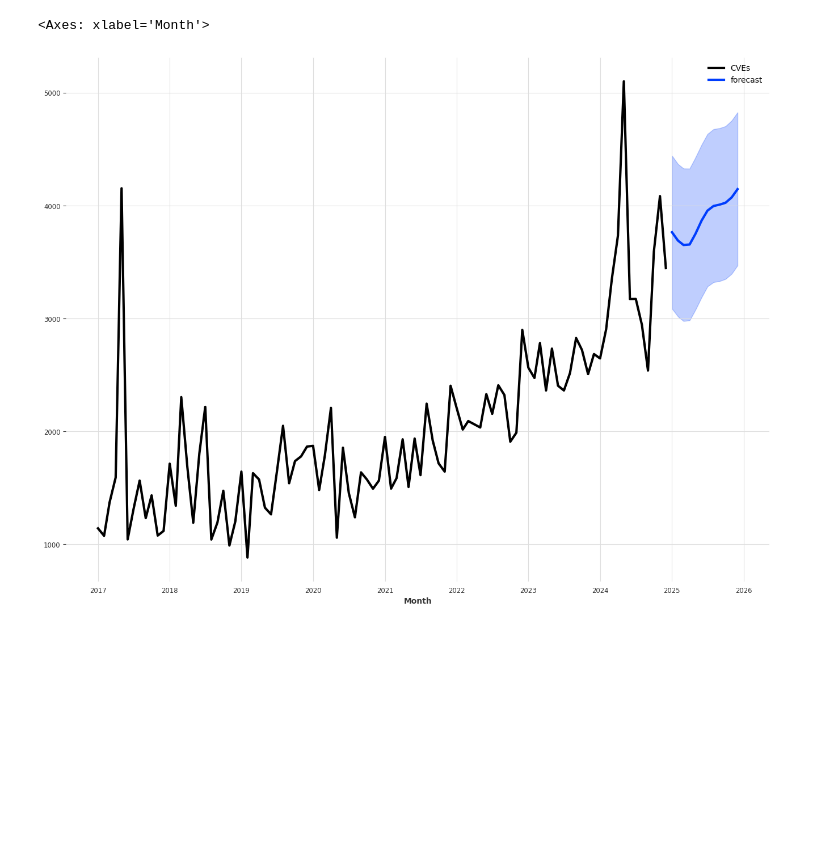
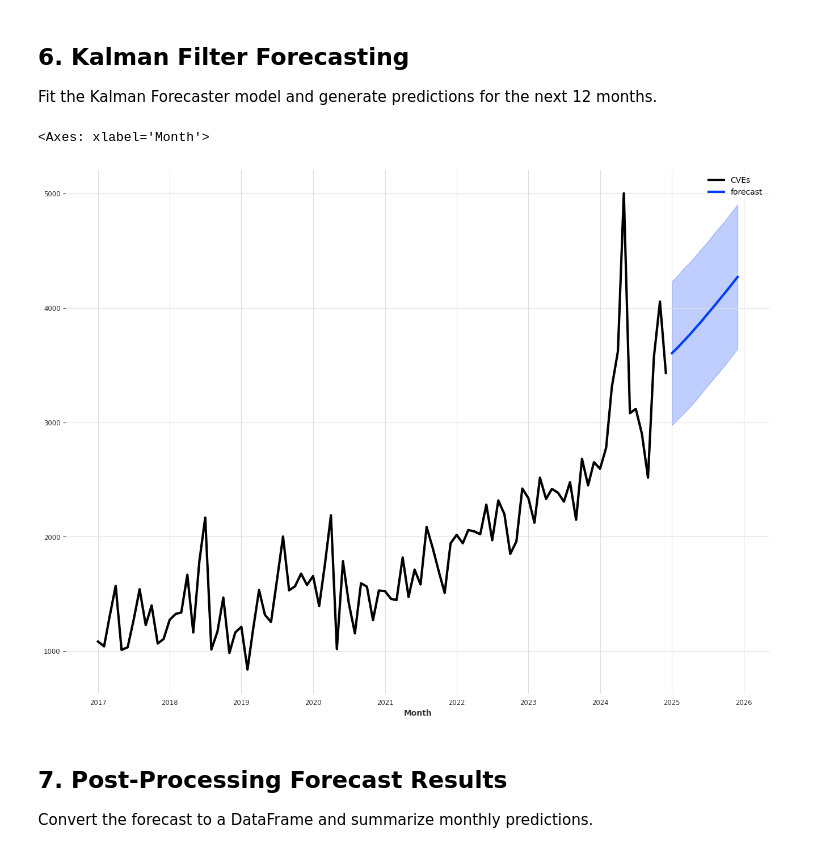
Before and after one commit to jgamblin/KalmanCVE, a Jupyter notebook: Kalman_2025.ipynb, the cells around one changed output. Saved outputs shown, nothing was run; the diff lists cells and outputs as text; code cells hidden in the pictures; blank space fills up the shorter version.

```diff
--- a/Kalman_2025.ipynb
+++ b/Kalman_2025.ipynb
@@ -21,6 +66,18 @@ The StatsForecast module could not be imported. To enable support for the AutoAR
+# %%
+import os
+
+if not os.path.exists(DATA_FILE):
+    raise FileNotFoundError(f"Data file '{DATA_FILE}' not found. Please ensure the file is present in the workspace.")
+
+# Additional data validation
+try:
+    with open(DATA_FILE, 'r', encoding='utf-8') as f:
+        nvd_data = json.load(f)
+    if not isinstance(nvd_data, list) or len(nvd_data) == 0:
+        raise ValueError("Loaded data is empty or not a list. Please check the data file format.")
+except Exception as e:
+    raise RuntimeError(f"Error loading or validating data: {e}")
 # %%
-
-
 def get_nested_value(entry, keys, default='Missing_Data'):
     try:
         for key in keys:
@@ -30,7 +87,7 @@ def get_nested_value(entry, keys, default='Missing_Data'):
         return default
 
 row_accumulator = []
-for filename in glob.glob('nvd.jsonl'):
+for filename in glob.glob(DATA_FILE):
     with open(filename, 'r', encoding='utf-8') as f:
         nvd_data = json.load(f)
         for entry in nvd_data:
@@ -58,19 +115,19 @@ for filename in glob.glob('nvd.jsonl'):
             row_accumulator.append(new_row)
 
 nvd = pd.DataFrame(row_accumulator)
+nvd = nvd[~nvd.Status.str.contains('Rejected')]
 nvd['Published'] = pd.to_datetime(nvd['Published'])
 nvd = nvd.sort_values(by=['Published'])
 nvd = nvd.reset_index(drop=True)
-nvd['BaseScore'] = pd.to_numeric(nvd['BaseScore']);
-nvd['BaseScore'] = pd.to_numeric(nvd['BaseScore']);
-nvd['BaseScore'] = nvd['BaseScore'].replace(0, np.nan);
+nvd['BaseScore'] = pd.to_numeric(nvd['BaseScore'])
+nvd['BaseScore'] = nvd['BaseScore'].replace(0, np.nan)
 nvdcount = nvd['Published'].count()
 nvdunique = nvd['Published'].nunique()
-pastdata = ((nvd['Published'] > '2017-01-01') & (nvd['Published']  < '2025-01-01'))
-thisyear = ((nvd['Published'] > '2025-01-01') & (nvd['Published']  < '2026-01-01'))
+pastdata = ((nvd['Published'] > START_DATE) & (nvd['Published']  < str(FORECAST_YEAR)+'-01-01'))
+thisyear = ((nvd['Published'] > str(FORECAST_YEAR)+'-01-01') & (nvd['Published']  < NEXT_YEAR))
 nvd_2024 = nvd.loc[thisyear]
 nvd = nvd.loc[pastdata]
-startdate = date(2017, 1, 1)
+startdate = date.fromisoformat(START_DATE)
 enddate  = date.today()
 numberofdays = enddate - startdate
 per_day = nvdcount/numberofdays.days
@@ -88,3 +171,13 @@ monthly_cves = monthly_cves .reset_index()
 monthly_cves = monthly_cves.rename(columns={"Published" : "Month" ,"Count": "CVEs"})
 monthly_cves['Month'] = monthly_cves['Month'].astype(str)
 monthly_cves['Month'] = pd.to_datetime(monthly_cves['Month'])
+# %%
+# Clean and validate the monthly_cves data to avoid numerical issues
+monthly_cves = monthly_cves.replace([np.inf, -np.inf], np.nan)
+monthly_cves = monthly_cves.dropna(subset=["CVEs"])  # Drop rows where CVEs is NaN
+monthly_cves = monthly_cves[monthly_cves["CVEs"] > 0]  # Remove zero or negative counts if not meaningful
+
+if monthly_cves["CVEs"].isnull().any() or (monthly_cves["CVEs"] == 0).any():
+    print("Warning: monthly_cves still contains NaN or zero values after cleaning.")
+
+monthly_cves = monthly_cves.reset_index(drop=True)
@@ -91,15 +223,21 @@ monthly_cves['Month'] = pd.to_datetime(monthly_cves['Month'])
+# %% [markdown]
+## 6. Kalman Filter Forecasting
+Fit the Kalman Forecaster model and generate predictions for the next 12 months.
 # %%
 train = TimeSeries.from_dataframe(monthly_cves,"Month", "CVEs")
-model = KalmanForecaster(dim_x=4)
+model = KalmanForecaster(dim_x=2)
 model.fit(train)
 pred = model.predict(n=12, num_samples=100000)
 
 plt.figure(figsize=(16,12))
 train.plot(lw=3)
 pred.plot(lw=3, label='forecast')
 # %% [output]
 <Axes: xlabel='Month'>
-[figure, old version]
+[figure, new version]
+# %% [markdown]
+## 7. Post-Processing Forecast Results
+Convert the forecast to a DataFrame and summarize monthly predictions.
 # %%
 # Use quantile_df() to handle stochastic TimeSeries if you want a specific quantile
 darts_df = pred.quantile_df(quantile=0.5)  # Example: Use the median (50th percentile)
```
Also changed, not shown: parts of 25 cells of this notebook, 1 other file.
